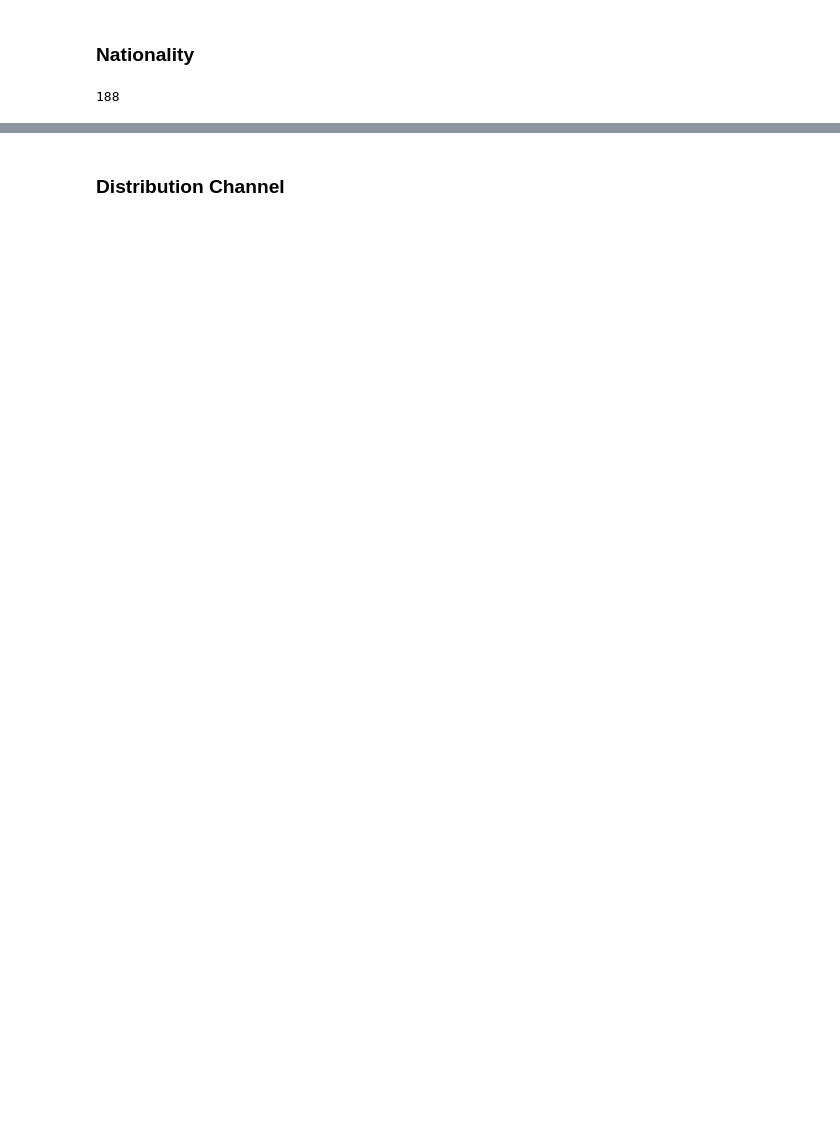
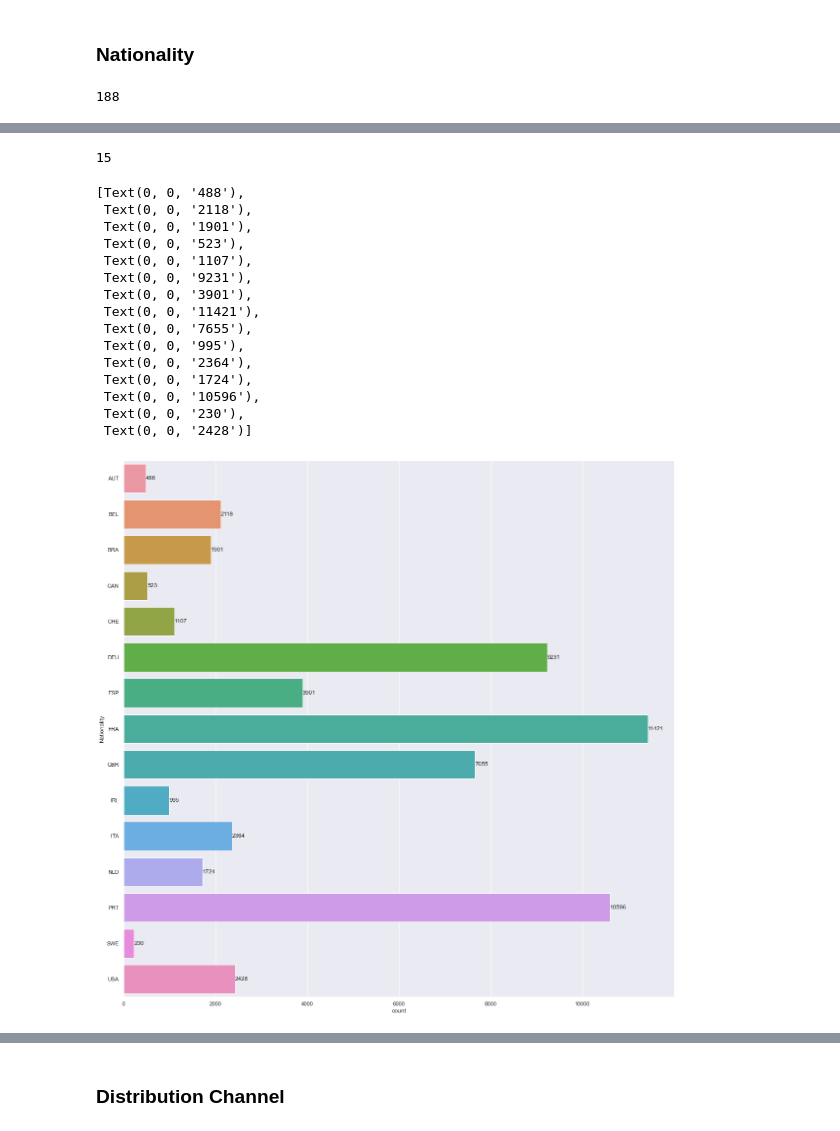
Before and after one commit to LNRobertson/Customer_Segmentation, a Jupyter notebook: notebooks/2_EDA.ipynb, the cells around one changed output, grey strips where cells are left out. Drawn from its saved outputs; the diff is of its cells as text; code cells hidden in the pictures; blank space fills up the shorter version.

```diff
--- a/notebooks/2_EDA.ipynb
+++ b/notebooks/2_EDA.ipynb
@@ -132,0 +154,39 @@ Name: Nationality, dtype: int64
+# %%
+top_nationalities = Data.sort_values(by= ['Nationality'])
+
+top_nationalities = top_nationalities[top_nationalities.groupby('Nationality').cumcount() > 1000]
+# %%
+len(top_nationalities.Nationality.value_counts())
+# %% [output]
+15
+# %%
+#Visualize the styles and their ratings ocurrance.
+fig, ax = plt.subplots(figsize=(20,20))
+
+Nationalities = top_nationalities.select_dtypes(include = 'object').copy()
+
+#get counts of variables
+Nationalities.Nationality.value_counts()
+
+#count plot for one variable
+sns.set(rc = {'figure.figsize':(20,30)})
+sns.countplot(y= 'Nationality', data = Nationalities)
+
+ax.bar_label(ax.containers[0])
+# %% [output]
+[Text(0, 0, '488'),
+ Text(0, 0, '2118'),
+ Text(0, 0, '1901'),
+ Text(0, 0, '523'),
+ Text(0, 0, '1107'),
+ Text(0, 0, '9231'),
+ Text(0, 0, '3901'),
+ Text(0, 0, '11421'),
+ Text(0, 0, '7655'),
+ Text(0, 0, '995'),
+ Text(0, 0, '2364'),
+ Text(0, 0, '1724'),
+ Text(0, 0, '10596'),
+ Text(0, 0, '230'),
+ Text(0, 0, '2428')]
+[figure, added]
```
Also changed, not shown: parts of 60 cells of this notebook.
